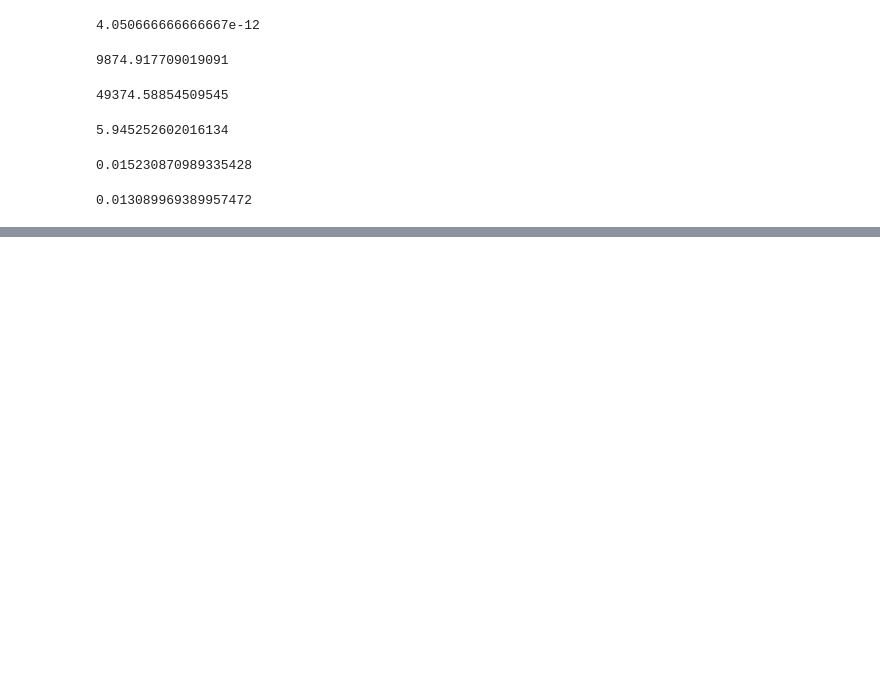
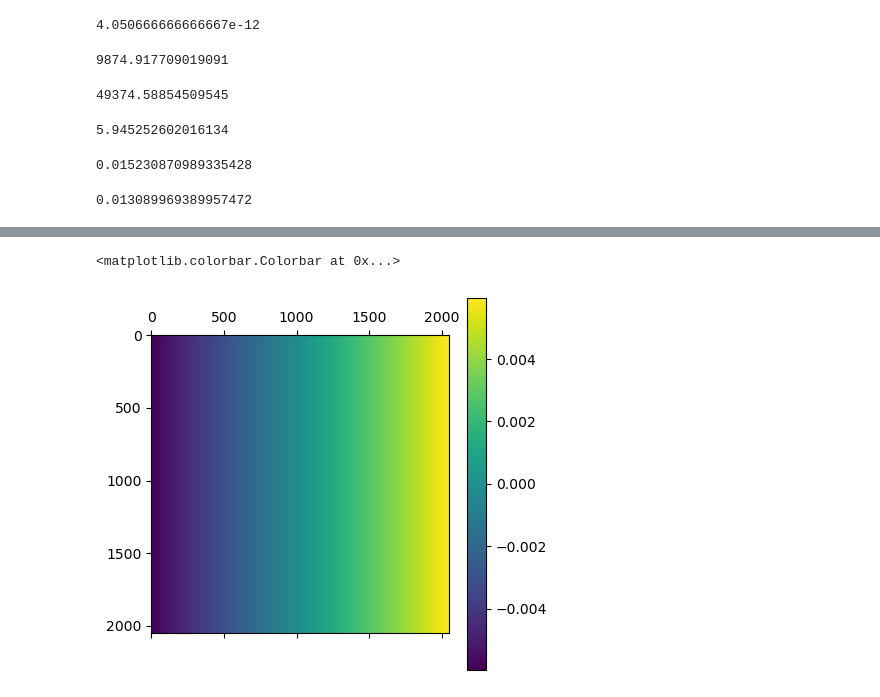
Before and after one commit to MaoChengzhi/EVE-spectrum-correction, a Jupyter notebook: Chapter4_v2/basic_ops/combine_basic.ipynb, the cells around one changed output, grey strips where cells are left out. Saved outputs shown, nothing was run; the diff lists cells and outputs as text; code cells hidden in the pictures; blank space fills up the shorter version.

```diff
--- a/Chapter4_v2/basic_ops/combine_basic.ipynb
+++ b/Chapter4_v2/basic_ops/combine_basic.ipynb
@@ -252,0 +330,11 @@ velocity_from_doppler_shift(0.005e-9)
+# %%
+coeff=np.load('aia_ops\\pixel_to_world\\coeff.npz')
+# %%
+coeff_x=cp.array(coeff['Tx_2048'])
+coeff_y=cp.array(coeff['Ty_2048'])
+# %%
+plt.matshow(coeff_x)
+plt.colorbar()
+# %% [output]
+<matplotlib.colorbar.Colorbar at 0x...>
+[figure, added]
```
Also changed, not shown: parts of 22 cells of this notebook, 49 other files.
